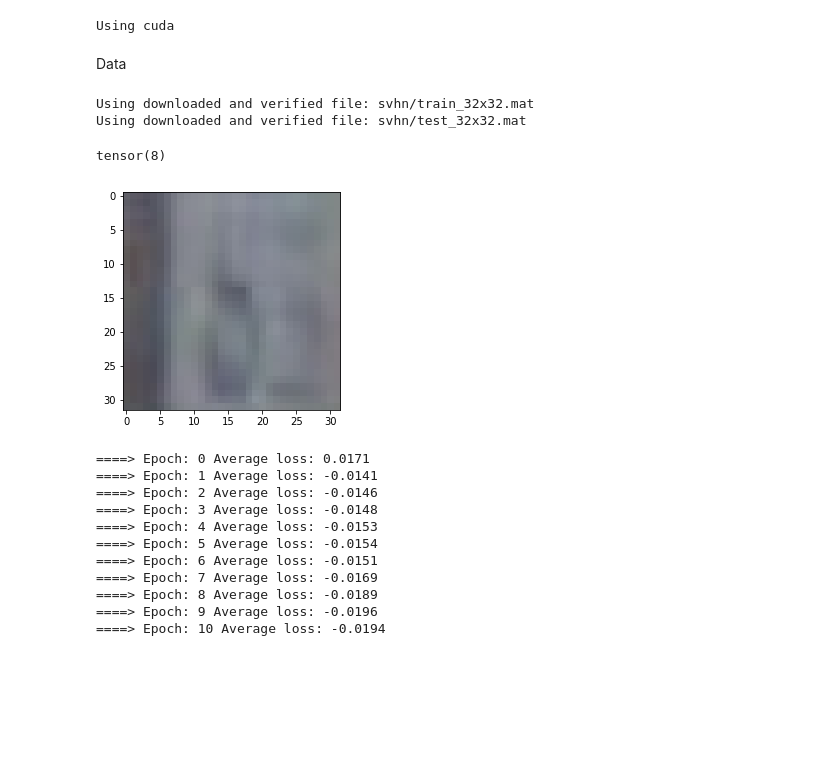
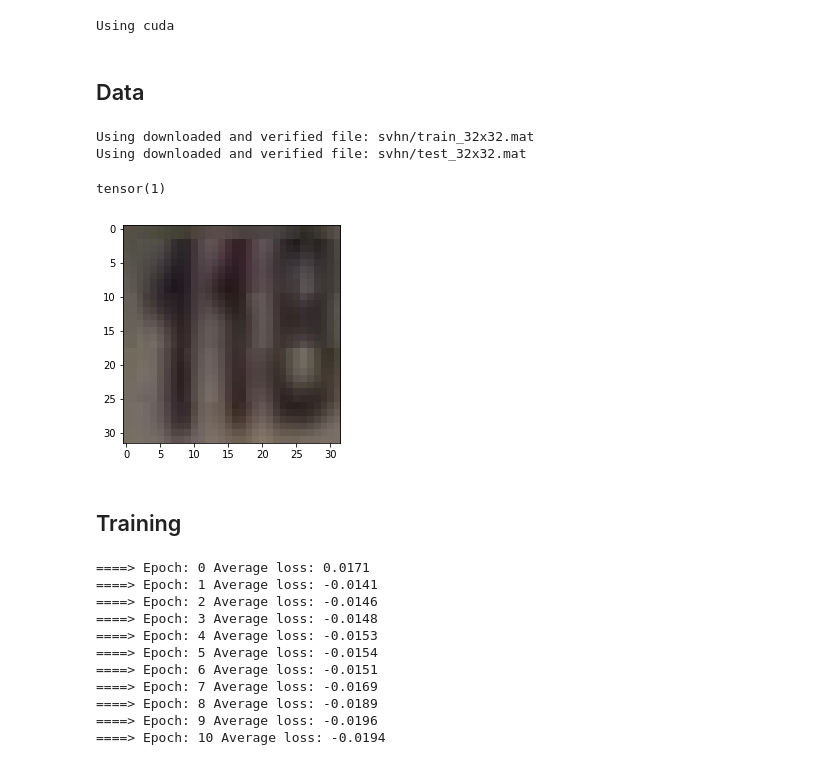
Before and after one commit to PBarde/IFT6135H19_assignment, a Jupyter notebook: assignment3/q3_GAN.ipynb, the cells around one changed output. Cells and saved outputs as stored; diff of their text form; code cells hidden in the pictures; blank space fills up the shorter version.

```diff
--- a/assignment3/q3_GAN.ipynb
+++ b/assignment3/q3_GAN.ipynb
@@ -88,8 +49,8 @@ g_optim = optim.Adam(G.parameters(), lr=lr, betas=betas)
 d_optim = optim.Adam(D.parameters(), lr=lr, betas=betas)
 # %% [output]
 Using cuda
-# %% [markdown]
-Data
+# %% [markdown]
+## Data
 # %%
 train_loader, valid_loader, test_loader = get_data_loader("svhn", batch_size)
 # %% [output]
@@ -97,18 +58,19 @@ Using downloaded and verified file: svhn/train_32x32.mat
 Using downloaded and verified file: svhn/test_32x32.mat
 # %%
 def showImg(x):
-    x = x.permute(1, 2, 0)
-    plt.imshow((x.detach().cpu().numpy() * 0.5) + 0.5)
+  x = x[0] # we take the first element of the batch
+  x = x.permute(1, 2, 0)
+  plt.imshow((x.detach().cpu().numpy() * 0.5) + 0.5)
 
-def saveImg(x, name):
+def saveImg(x, path):
   x = x * 0.5 + 0.5
-  torchvision.utils.save_image(x, SAMPLE_PAT+name)
+  torchvision.utils.save_image(x, path)
 
 # Show an image
 real_sample, target = next(iter(train_loader))
 
-showImg(real_sample[0])
+showImg(real_sample)
 print(target[0])
 # %% [output]
-tensor(8)
+tensor(1)
-[figure, old version]
+[figure, new version]
@@ -115,3 +94,5 @@ tensor(8)
+# %% [markdown]
+## Training
 # %%
 def train(loader):
 
```
Also changed, not shown: parts of 19 cells of this notebook, 1 other file.
